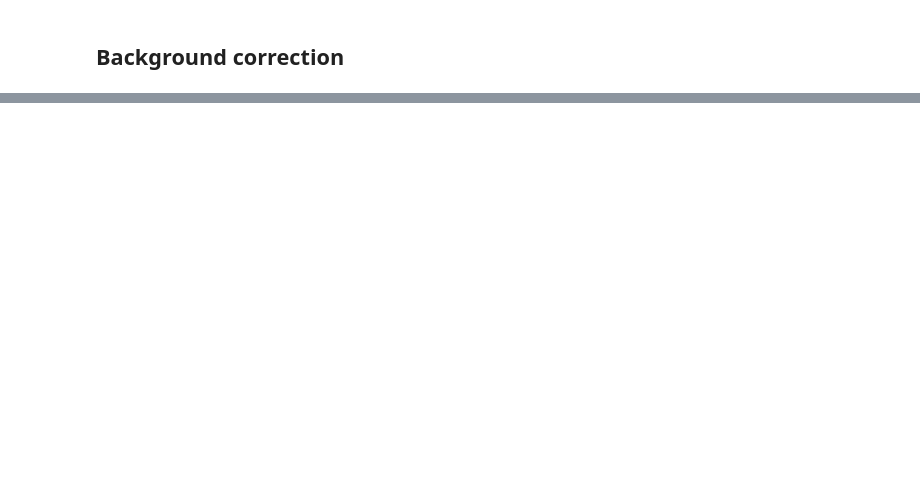
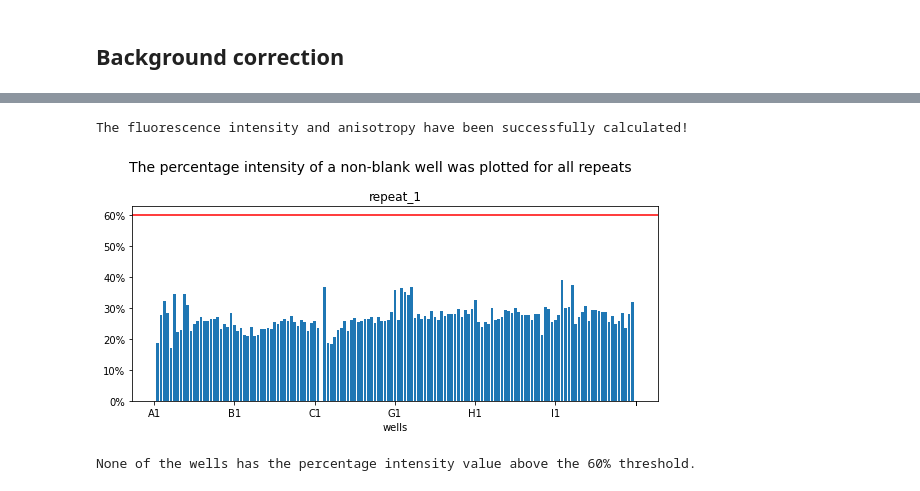
Before and after one commit to mariuszlas/fluanisotropyanalysis, a Jupyter notebook: docs/demo/example.ipynb, the cells around one changed output, grey strips where cells are left out. Drawn from its saved outputs; the diff is of its cells as text; code cells hidden in the pictures; blank space fills up the shorter version.

```diff
--- a/docs/demo/example.ipynb
+++ b/docs/demo/example.ipynb
@@ -44,0 +78,6 @@ my_data.background_correct()
+# %%
+my_data.calculate_r_i(thr=60)
+# %% [output]
+The fluorescence intensity and anisotropy have been successfully calculated!
+[figure, added]
+None of the wells has the percentage intensity value above the 60% threshold.
```
Also changed, not shown: parts of 47 cells of this notebook.
